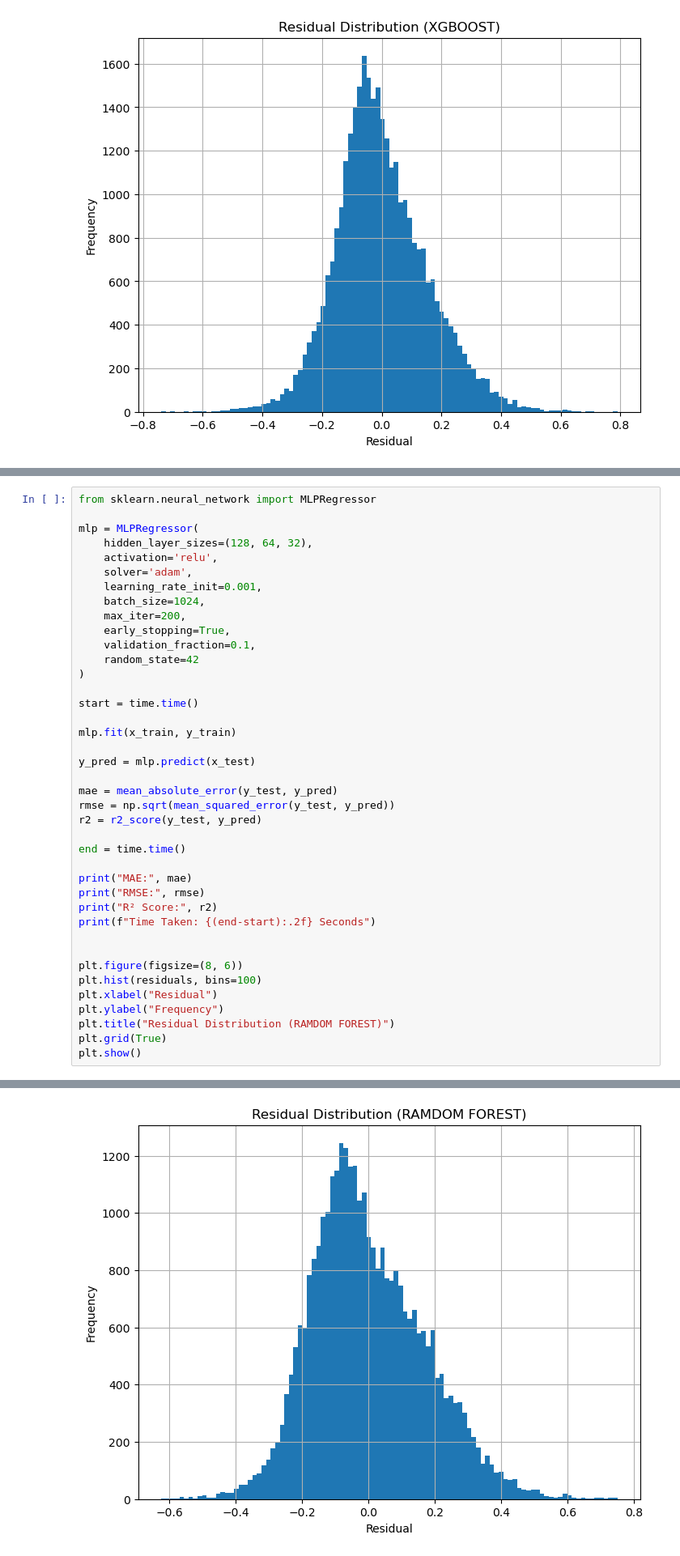
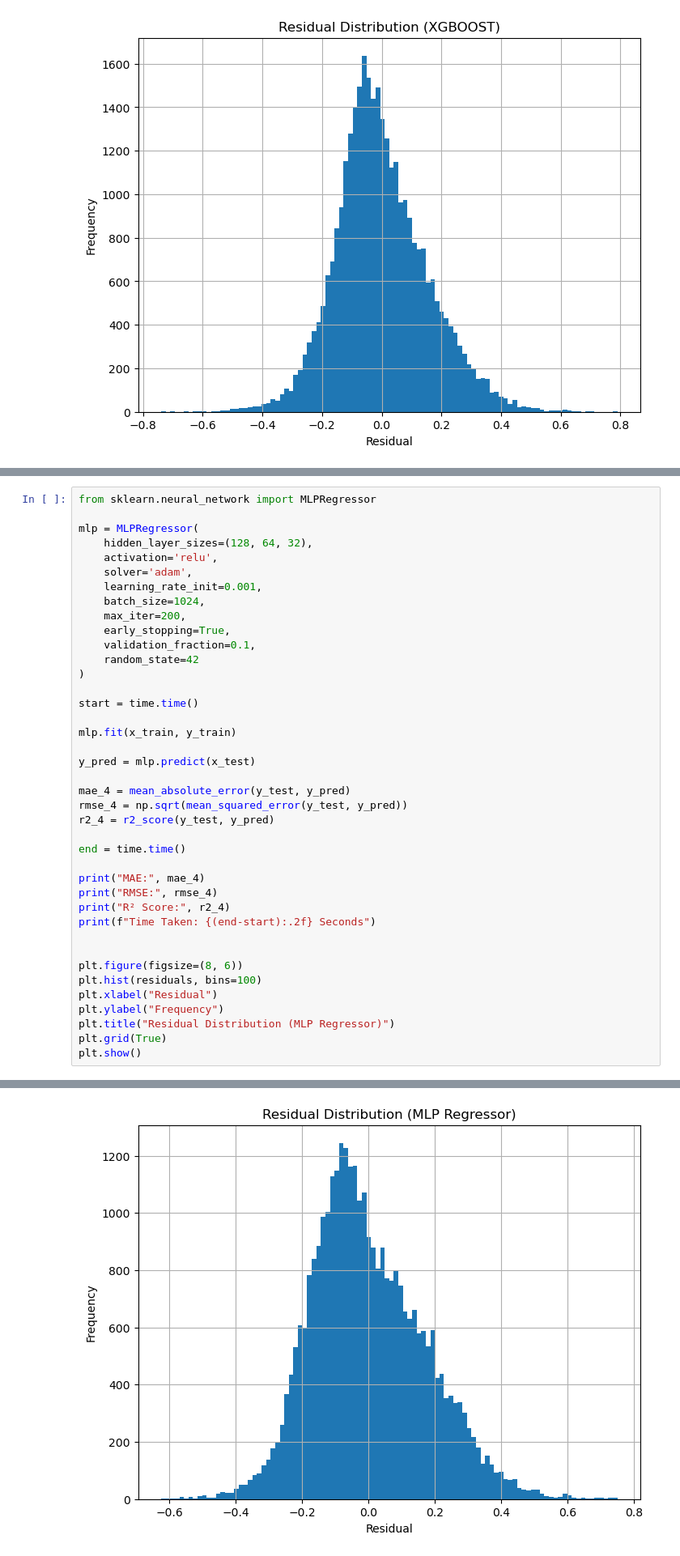
Before and after one commit to Sameen-Shaik/Dubin-Bikes, a Jupyter notebook: Notebook 3 -- Model Creation.ipynb, the cells around one changed output, grey strips where cells are left out. Shown at 81% size. Cells and saved outputs as stored; diff of their text form.

```diff
--- a/Notebook 3 -- Model Creation.ipynb
+++ b/Notebook 3 -- Model Creation.ipynb
@@ -268,15 +266,15 @@ mlp.fit(x_train, y_train)
 
 y_pred = mlp.predict(x_test)
 
-mae = mean_absolute_error(y_test, y_pred)
-rmse = np.sqrt(mean_squared_error(y_test, y_pred))
-r2 = r2_score(y_test, y_pred)
+mae_4 = mean_absolute_error(y_test, y_pred)
+rmse_4 = np.sqrt(mean_squared_error(y_test, y_pred))
+r2_4 = r2_score(y_test, y_pred)
 
 end = time.time()
 
-print("MAE:", mae)
-print("RMSE:", rmse)
-print("R² Score:", r2)
+print("MAE:", mae_4)
+print("RMSE:", rmse_4)
+print("R² Score:", r2_4)
 print(f"Time Taken: {(end-start):.2f} Seconds")
 
 
@@ -284,7 +282,7 @@ plt.figure(figsize=(8, 6))
 plt.hist(residuals, bins=100)
 plt.xlabel("Residual")
 plt.ylabel("Frequency")
-plt.title("Residual Distribution (RAMDOM FOREST)")
+plt.title("Residual Distribution (MLP Regressor)")
 plt.grid(True)
 plt.show()
 # %% [output]
@@ -295,2 +293,2 @@ Time Taken: 21.20 Seconds
-[figure, old version]
+[figure, new version]
 # %%
```
Also changed, not shown: parts of 7 cells of this notebook, 14 other files.
